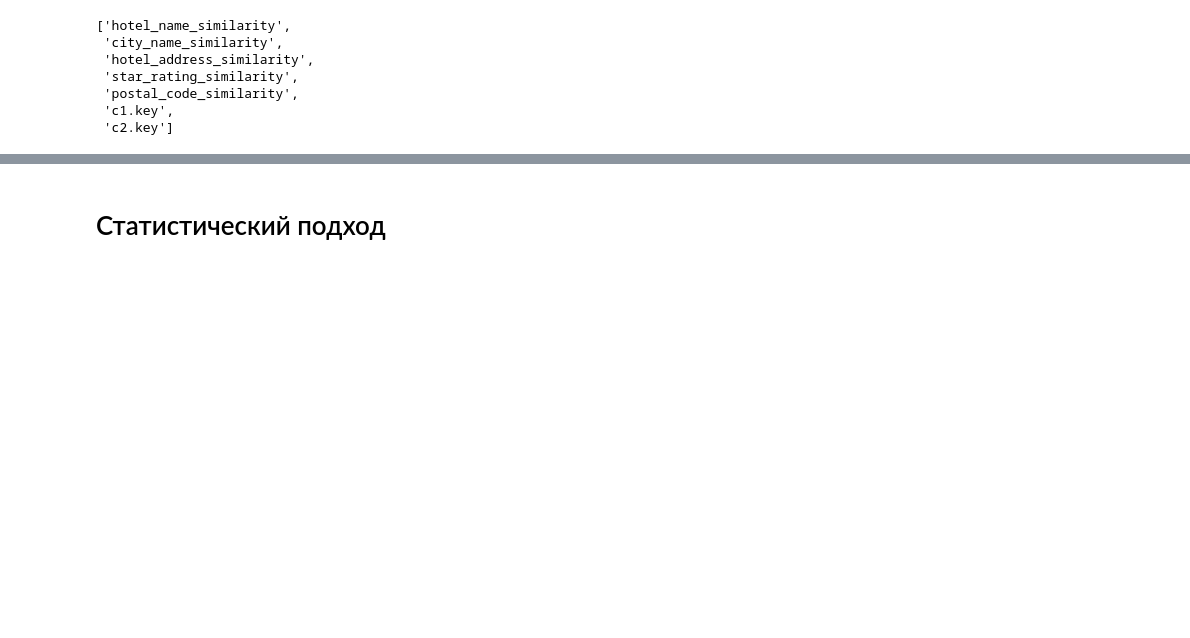
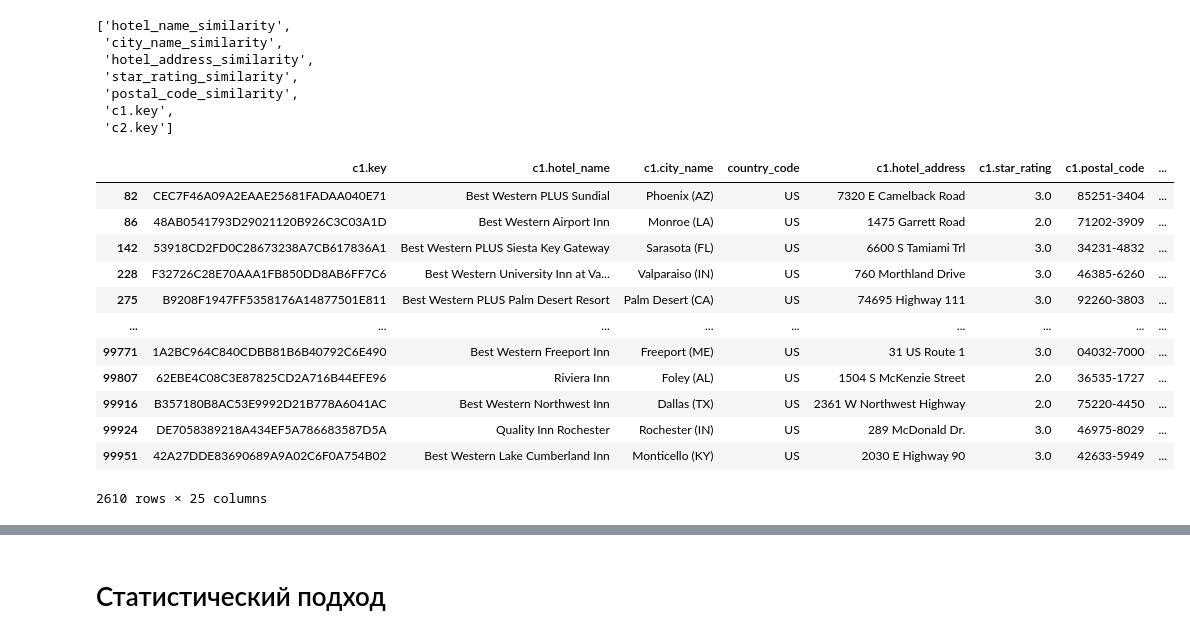
Before and after one commit to Falconwatch/cybersec_ht, a Jupyter notebook: Statistical_method.ipynb, the cells around one changed output, grey strips where cells are left out. Drawn from its saved outputs; the diff is of its cells as text; code cells hidden in the pictures; blank space fills up the shorter version.

```diff
--- a/Statistical_method.ipynb
+++ b/Statistical_method.ipynb
@@ -76,3 +100,19 @@ features+ids
  'postal_code_similarity',
  'c1.key',
  'c2.key']
+# %%
+full_data.loc[(full_data["country_code"]=="US") & (full_data["pc_len"]==10) ]
+# %% [output]
+|  | c1.key | c1.hotel_name | c1.city_name | country_code | c1.hotel_address | c1.star_rating | c1.postal_code | ... |
+| 82 | CEC7F46A09A2EAAE25681FADAA040E71 | Best Western PLUS Sundial | Phoenix (AZ) | US | 7320 E Camelback Road | 3.0 | 85251-3404 | ... |
+| 86 | 48AB0541793D29021120B926C3C03A1D | Best Western Airport Inn | Monroe (LA) | US | 1475 Garrett Road | 2.0 | 71202-3909 | ... |
+| 142 | 53918CD2FD0C28673238A7CB617836A1 | Best Western PLUS Siesta Key Gateway | Sarasota (FL) | US | 6600 S Tamiami Trl | 3.0 | 34231-4832 | ... |
+| 228 | F32726C28E70AAA1FB850DD8AB6FF7C6 | Best Western University Inn at Va... | Valparaiso (IN) | US | 760 Morthland Drive | 3.0 | 46385-6260 | ... |
+| 275 | B9208F1947FF5358176A14877501E811 | Best Western PLUS Palm Desert Resort | Palm Desert (CA) | US | 74695 Highway 111 | 3.0 | 92260-3803 | ... |
+| ... | ... | ... | ... | ... | ... | ... | ... | ... |
+| 99771 | 1A2BC964C840CDBB81B6B40792C6E490 | Best Western Freeport Inn | Freeport (ME) | US | 31 US Route 1 | 3.0 | 04032-7000 | ... |
+| 99807 | 62EBE4C08C3E87825CD2A716B44EFE96 | Riviera Inn | Foley (AL) | US | 1504 S McKenzie Street | 2.0 | 36535-1727 | ... |
+| 99916 | B357180B8AC53E9992D21B778A6041AC | Best Western Northwest Inn | Dallas (TX) | US | 2361 W Northwest Highway | 2.0 | 75220-4450 | ... |
+| 99924 | DE7058389218A434EF5A786683587D5A | Quality Inn Rochester | Rochester (IN) | US | 289 McDonald Dr. | 3.0 | 46975-8029 | ... |
+| 99951 | 42A27DDE83690689A9A02C6F0A754B02 | Best Western Lake Cumberland Inn | Monticello (KY) | US | 2030 E Highway 90 | 3.0 | 42633-5949 | ... |
+2610 rows × 25 columns
```
Also changed, not shown: parts of 13 cells of this notebook.
